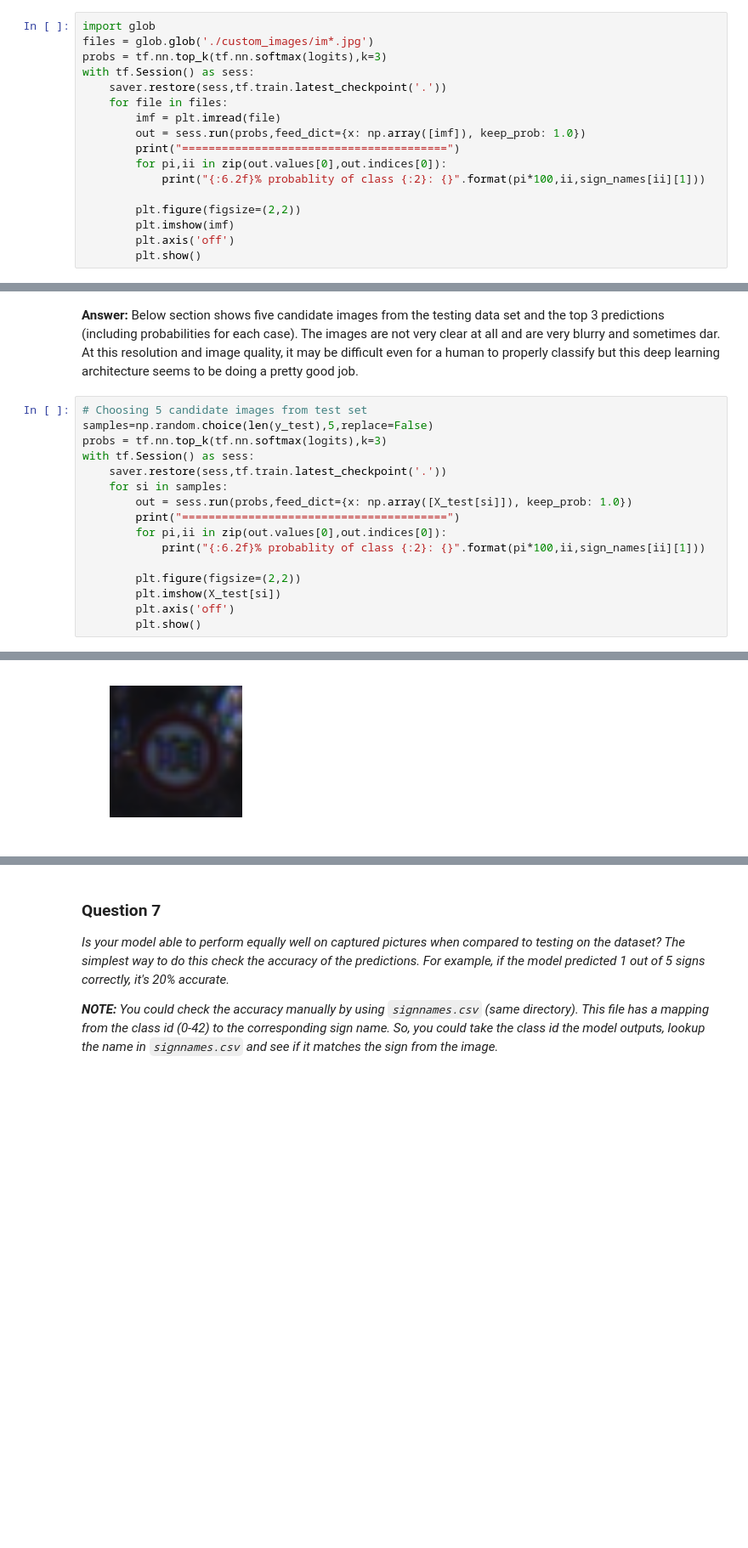
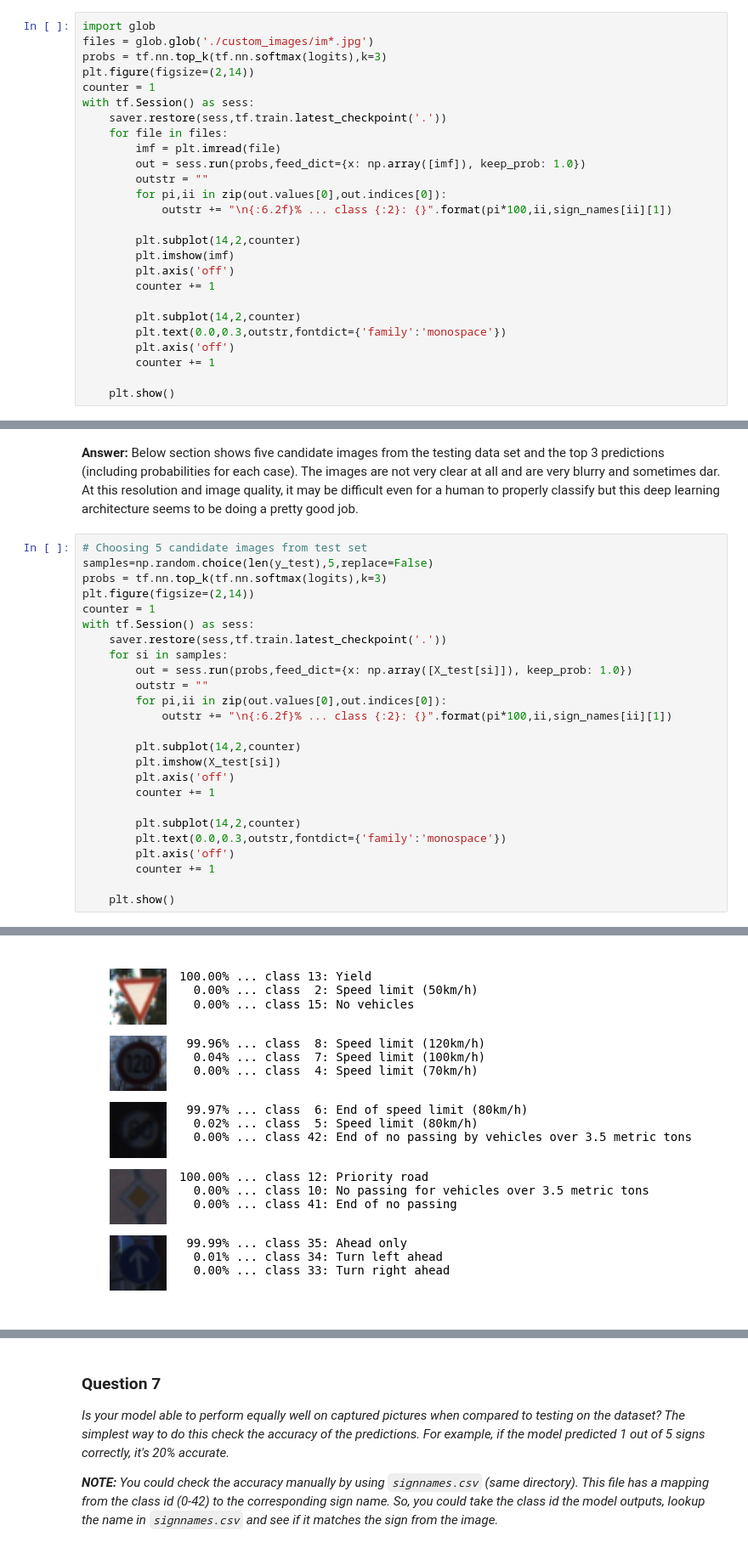
Before and after one commit to bhiriyur/sdcnd, a Jupyter notebook: CarND-Traffic-Sign-Classifier-Project/Submission/Traffic_Sign_Classifier_BHiriyur.ipynb, the cells around one changed output, grey strips where cells are left out. Shown at 85% size. Cells and saved outputs as stored; diff of their text form; blank space fills up the shorter version.

```diff
--- a/CarND-Traffic-Sign-Classifier-Project/Submission/Traffic_Sign_Classifier_BHiriyur.ipynb
+++ b/CarND-Traffic-Sign-Classifier-Project/Submission/Traffic_Sign_Classifier_BHiriyur.ipynb
@@ -484,17 +488,26 @@ Test Accuracy = 0.940
 import glob
 files = glob.glob('./custom_images/im*.jpg')
 probs = tf.nn.top_k(tf.nn.softmax(logits),k=3)
+plt.figure(figsize=(2,14))
+counter = 1
 with tf.Session() as sess:
     saver.restore(sess,tf.train.latest_checkpoint('.'))
     for file in files:
         imf = plt.imread(file)
         out = sess.run(probs,feed_dict={x: np.array([imf]), keep_prob: 1.0})
-        print("========================================")
+        outstr = ""
         for pi,ii in zip(out.values[0],out.indices[0]):
-            print("{:6.2f}% probablity of class {:2}: {}".format(pi*100,ii,sign_names[ii][1]))
+            outstr += "\n{:6.2f}% ... class {:2}: {}".format(pi*100,ii,sign_names[ii][1])
 
-        plt.figure(figsize=(2,2))
+        plt.subplot(14,2,counter)
         plt.imshow(imf)
         plt.axis('off')
-        plt.show()
+        counter += 1
+
+        plt.subplot(14,2,counter)
+        plt.text(0.0,0.3,outstr,fontdict={'family':'monospace'})
+        plt.axis('off')
+        counter += 1
+
+    plt.show()
 # %% [output]
@@ -544,16 +523,25 @@ Below section shows five candidate images from the testing data set and the top
 # Choosing 5 candidate images from test set
 samples=np.random.choice(len(y_test),5,replace=False)
 probs = tf.nn.top_k(tf.nn.softmax(logits),k=3)
+plt.figure(figsize=(2,14))
+counter = 1
 with tf.Session() as sess:
     saver.restore(sess,tf.train.latest_checkpoint('.'))
     for si in samples:
         out = sess.run(probs,feed_dict={x: np.array([X_test[si]]), keep_prob: 1.0})
-        print("========================================")
+        outstr = ""
         for pi,ii in zip(out.values[0],out.indices[0]):
-            print("{:6.2f}% probablity of class {:2}: {}".format(pi*100,ii,sign_names[ii][1]))
+            outstr += "\n{:6.2f}% ... class {:2}: {}".format(pi*100,ii,sign_names[ii][1])
 
-        plt.figure(figsize=(2,2))
+        plt.subplot(14,2,counter)
         plt.imshow(X_test[si])
         plt.axis('off')
-        plt.show()
+        counter += 1
+
+        plt.subplot(14,2,counter)
+        plt.text(0.0,0.3,outstr,fontdict={'family':'monospace'})
+        plt.axis('off')
+        counter += 1
+
+    plt.show()
 # %% [output]
@@ -564 +548 @@ with tf.Session() as sess:
-[figure, old version]
+[figure, new version]
```
Also changed, not shown: parts of 14 cells of this notebook, 2 other files.
